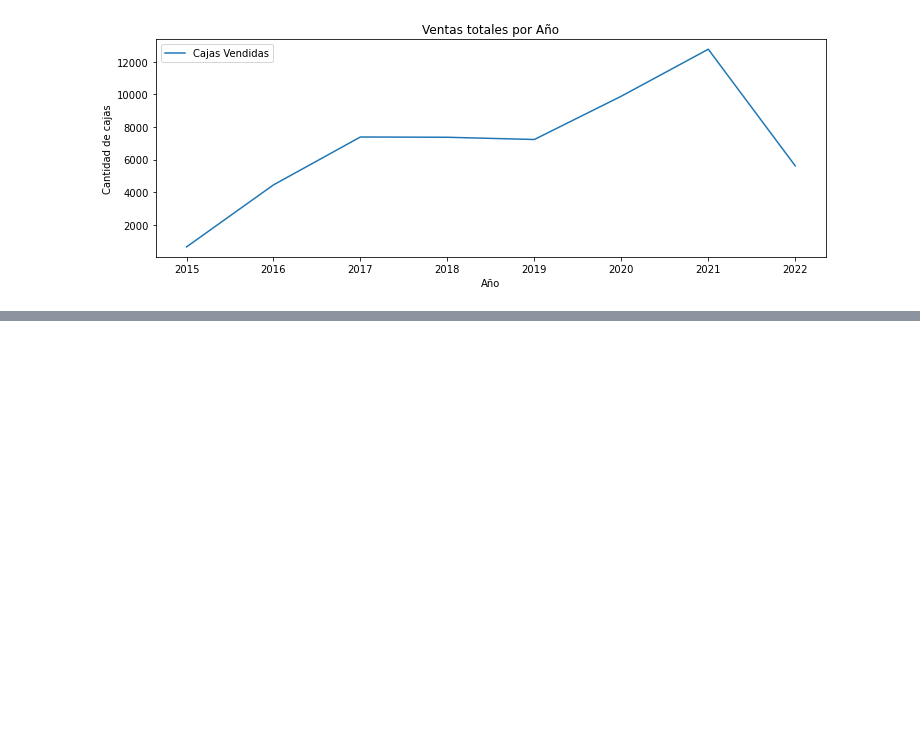
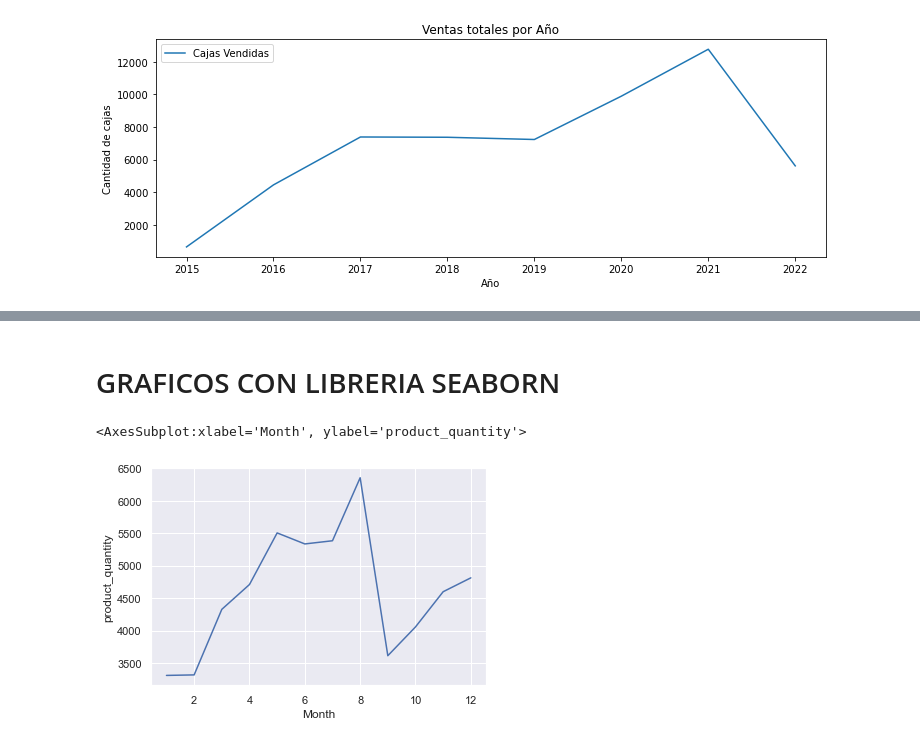
Before and after one commit to emersson6/data_science, a Jupyter notebook: Desafio_2/Visuazacio+Ruggiero-Vidal.ipynb, the cells around one changed output, grey strips where cells are left out. Drawn from its saved outputs; the diff is of its cells as text; code cells hidden in the pictures; blank space fills up the shorter version.

```diff
--- a/Desafio_2/Visuazacio+Ruggiero-Vidal.ipynb
+++ b/Desafio_2/Visuazacio+Ruggiero-Vidal.ipynb
@@ -84,0 +75,17 @@ ax.grid(True)
+# %% [markdown]
+# GRAFICOS CON LIBRERIA SEABORN
+# %%
+
+df_data_graf_sea_01 = df[['Month','product_quantity']]
+df_data_graf_sea_01.groupby('Month')
+
+
+graf_mensual_sea_01 = df_data_graf_sea_01.groupby("Month")
+graf_mensual_sea_01 = graf_mensual_sea_01.sum()
+graf_mensual_sea_01
+
+sns.set_theme(style="darkgrid")
+sns.lineplot(data=graf_mensual_sea_01, x="Month", y="product_quantity")
+# %% [output]
+<AxesSubplot:xlabel='Month', ylabel='product_quantity'>
+[figure, added]
```
Also changed, not shown: parts of 5 cells of this notebook.
